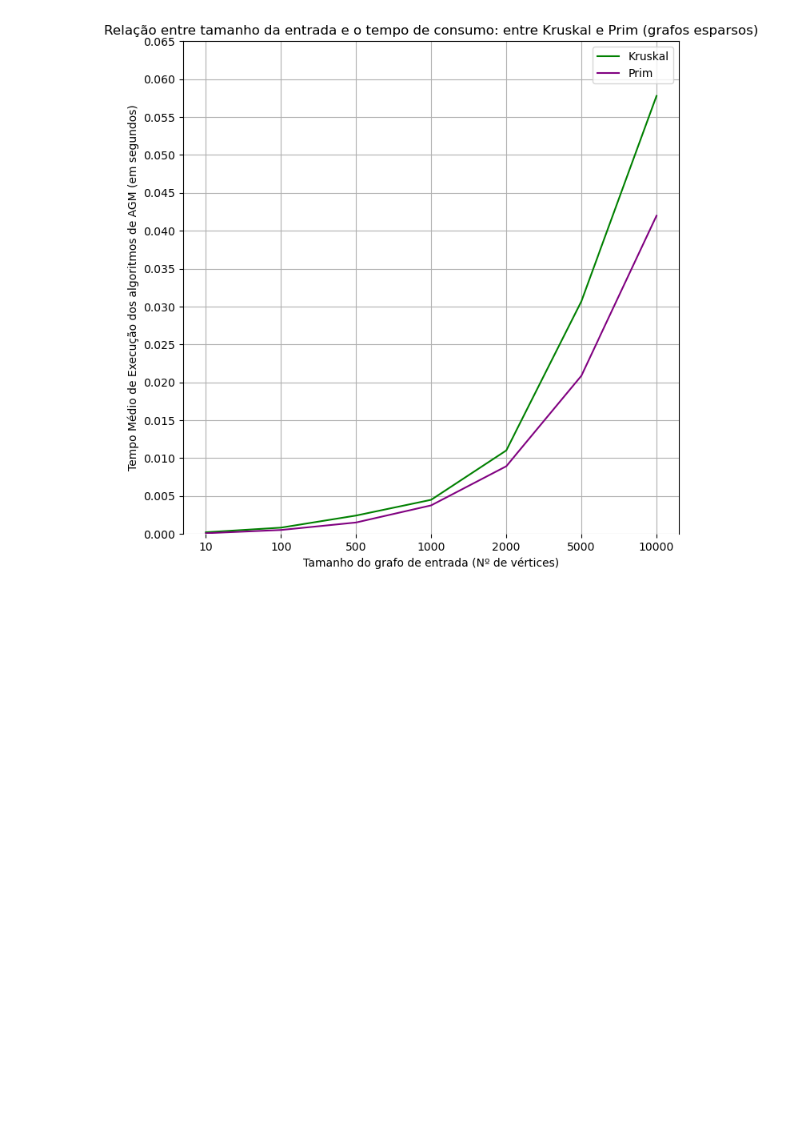
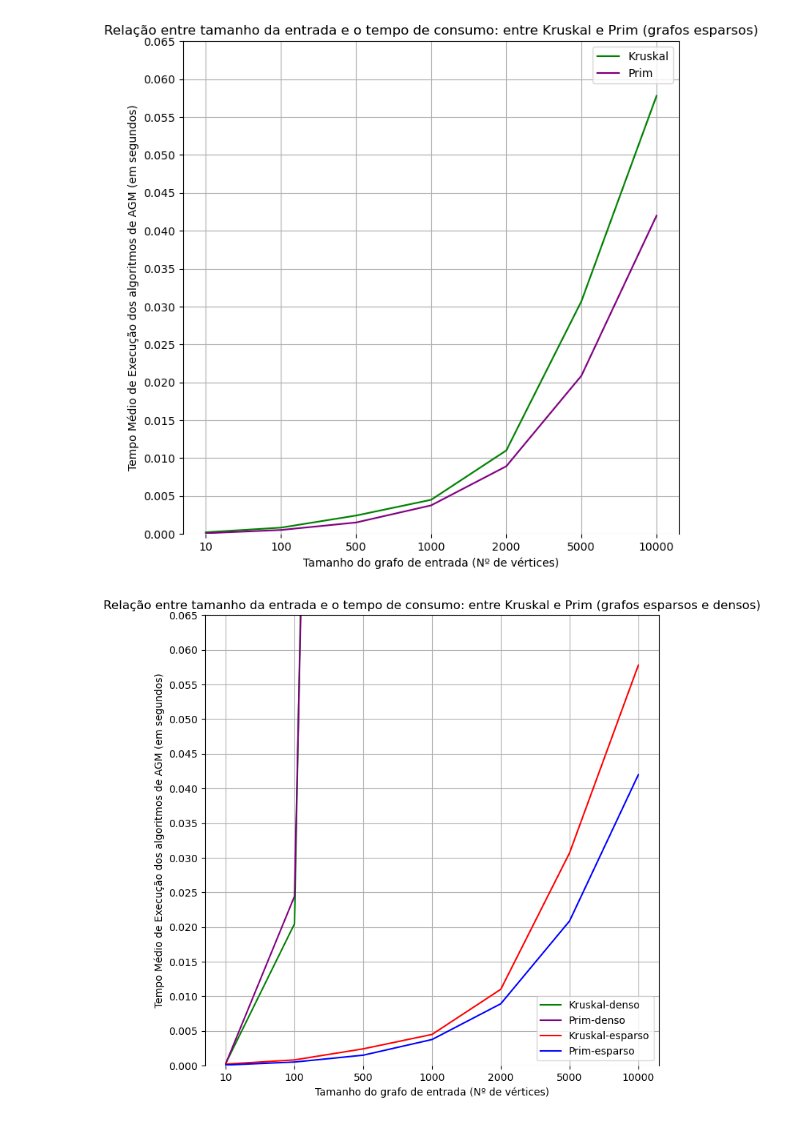
Before and after one commit to MTomain/PROJ-PAA, a Jupyter notebook: Projeto 02/projPAA2.ipynb, the cells around one changed output. Saved outputs shown, nothing was run; the diff lists cells and outputs as text; code cells hidden in the pictures; blank space fills up the shorter version.

```diff
--- a/Projeto 02/projPAA2.ipynb
+++ b/Projeto 02/projPAA2.ipynb
@@ -466,3 +466,48 @@ constroiGraficoCompara(ARRAY_PRIM_DENSO,ARRAY_PRIM_ESPARSO,10,titulo)
     plt.show()
 # %% [output]
 [figure]
+# %%
+    # definir os eixos x e y
+    y1 = ARRAY_KRUSKAL_ESPARSO
+    y2 = ARRAY_PRIM_ESPARSO
+    y3 = ARRAY_KRUSKAL_DENSO
+    y4 = ARRAY_PRIM_DENSO
+
+    fig, ax = plt.subplots(figsize=(8,8))
+
+    # legendas e apresentação
+    plt.xlabel('Tamanho do grafo de entrada (Nº de vértices)')
+    plt.ylabel('Tempo Médio de Execução dos algoritmos de AGM (em segundos)')
+    plt.title('Relação entre tamanho da entrada e o tempo de consumo: entre Kruskal e Prim (grafos esparsos e densos)')
+    ax.spines['bottom'].set_visible(False)
+    ax.grid(True)
+
+    #definir limites do gráfico de comparação
+    intervalo = 0.005
+    maior = max(y1[6],y2[6])+intervalo
+    menor = 0
+
+    #x
+    xi = list(range(len(X)))
+    plt.xticks(xi, X)
+
+    #y
+    ax.set_ylim(menor, maior)
+    ax.set_yticks(np.arange(menor,maior+intervalo, intervalo))
+
+    #plotar y1 : Kruskal
+    plt.plot(xi, y3, linestyle='-', color='g', label='Kruskal')
+
+    #plotar y2 : Prim
+    plt.plot(xi, y4, linestyle='-', color='purple', label='Prim')
+
+    #plotar y1 : Kruskal
+    plt.plot(xi, y1, linestyle='-', color='r', label='Kruskal')
+
+    #plotar y2 : Prim
+    plt.plot(xi, y2, linestyle='-', color='b', label='Prim')
+
+    plt.legend(['Kruskal-denso','Prim-denso','Kruskal-esparso','Prim-esparso'])
+    plt.show()
+# %% [output]
+[figure, added]
```
Also changed, not shown: parts of 2 cells of this notebook.
